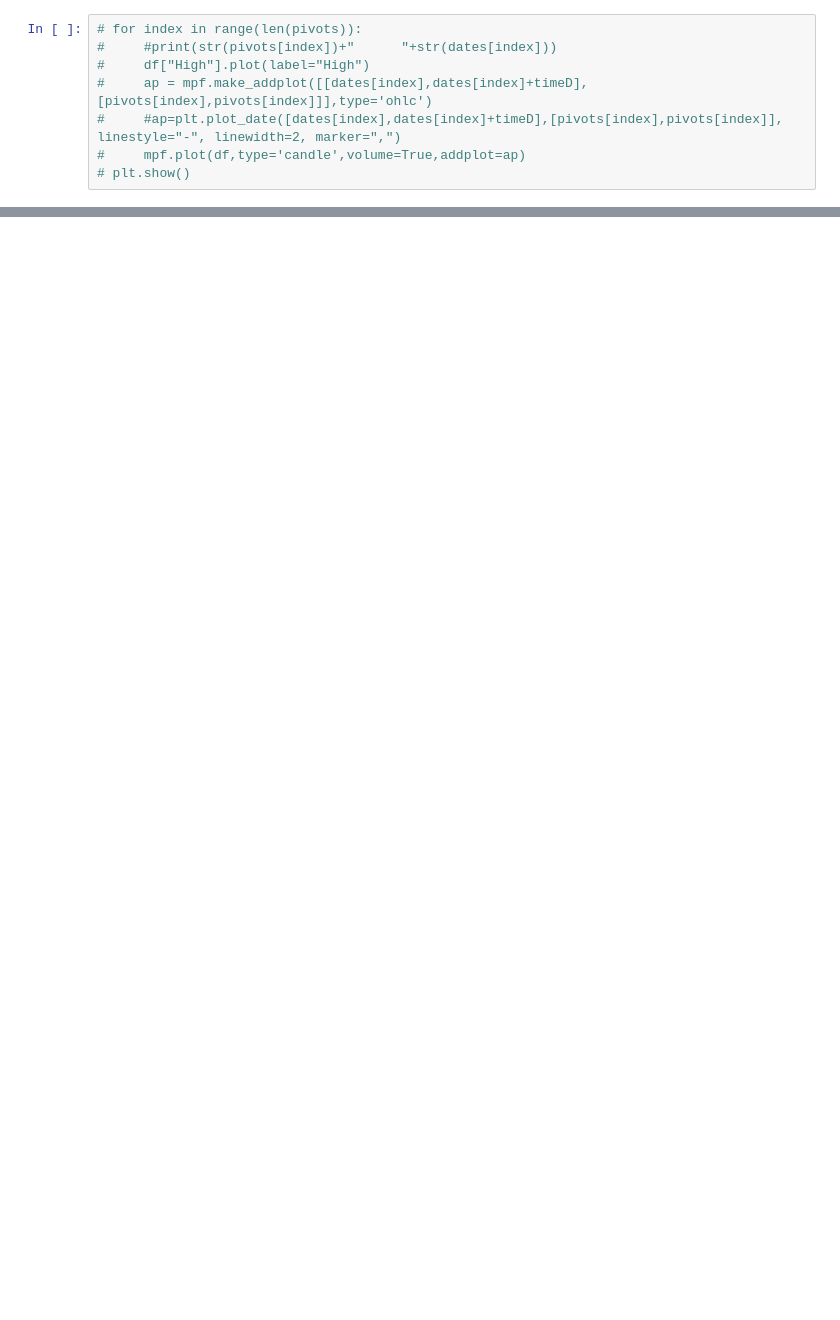
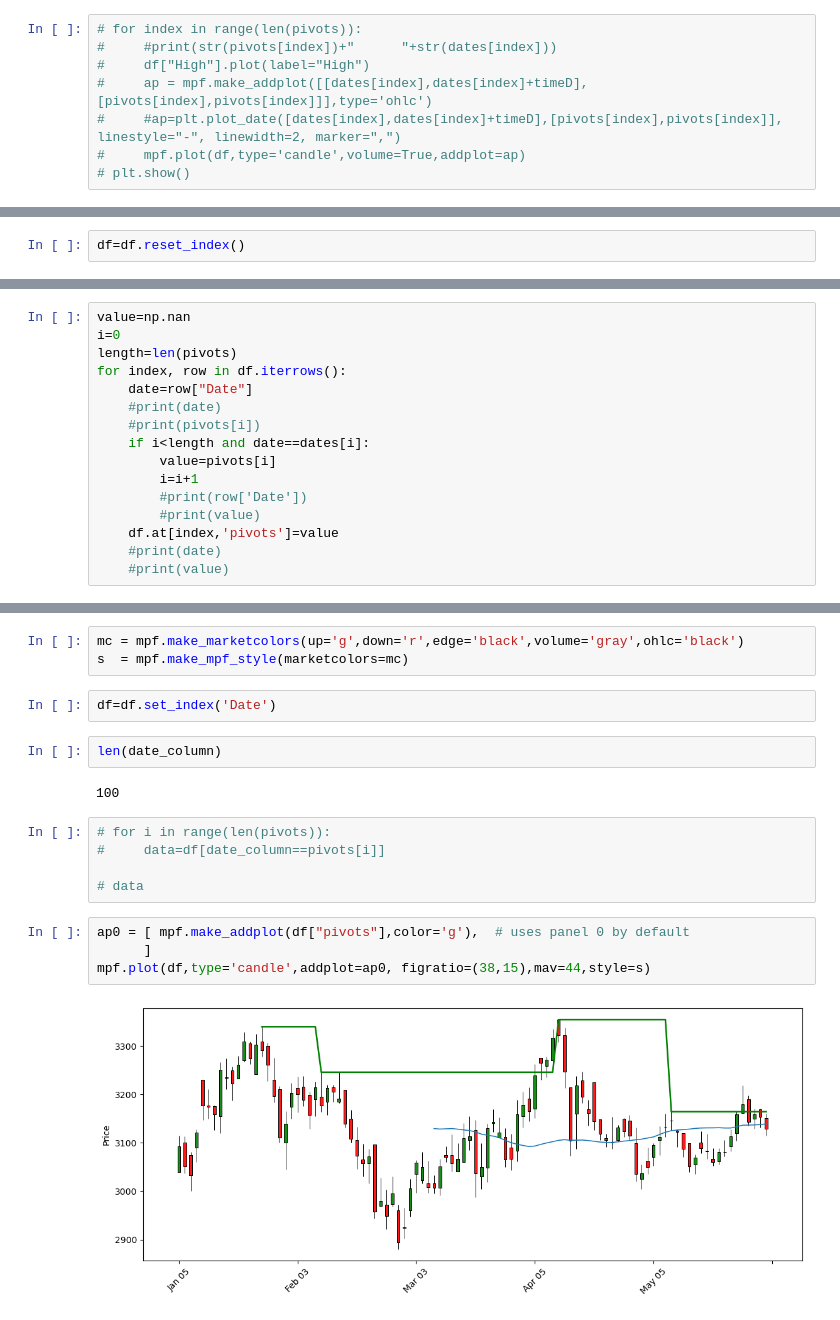
Before and after one commit to my8286/Stock-Analysis, a Jupyter notebook: Stock pivot.ipynb, the cells around one changed output, grey strips where cells are left out. Saved outputs shown, nothing was run; the diff lists cells and outputs as text; blank space fills up the shorter version.

```diff
--- a/Stock pivot.ipynb
+++ b/Stock pivot.ipynb
@@ -104,0 +89,2 @@ mpf.plot(df,type='candle',volume=True,addplot=ap2)
+# %%
+df=df.reset_index()
@@ -104,0 +129,16 @@ mpf.plot(df,type='candle',volume=True,addplot=ap2)
+# %%
+value=np.nan
+i=0
+length=len(pivots)
+for index, row in df.iterrows():
+    date=row["Date"]
+    #print(date)
+    #print(pivots[i])
+    if i<length and date==dates[i]:
+        value=pivots[i]
+        i=i+1
+        #print(row['Date'])
+        #print(value)
+    df.at[index,'pivots']=value
+    #print(date)
+    #print(value)
@@ -104,0 +184,20 @@ mpf.plot(df,type='candle',volume=True,addplot=ap2)
+# %%
+mc = mpf.make_marketcolors(up='g',down='r',edge='black',volume='gray',ohlc='black')
+s  = mpf.make_mpf_style(marketcolors=mc)
+# %%
+df=df.set_index('Date')
+# %%
+len(date_column)
+# %% [output]
+100
+# %%
+# for i in range(len(pivots)):
+#     data=df[date_column==pivots[i]]
+
+# data
+# %%
+ap0 = [ mpf.make_addplot(df["pivots"],color='g'),  # uses panel 0 by default
+      ]
+mpf.plot(df,type='candle',addplot=ap0, figratio=(38,15),mav=44,style=s)
+# %% [output]
+[figure, added]
```
Also changed, not shown: parts of 20 cells of this notebook, 13 other files.
